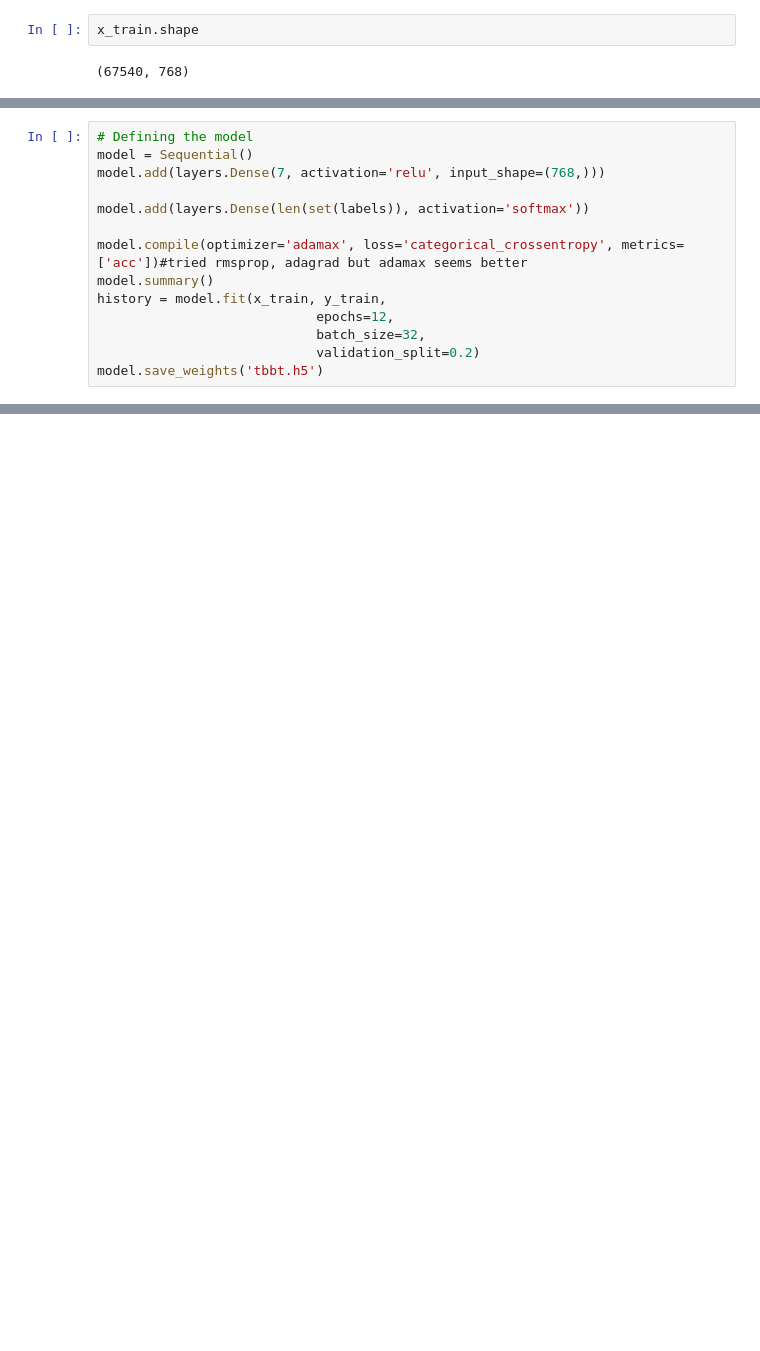
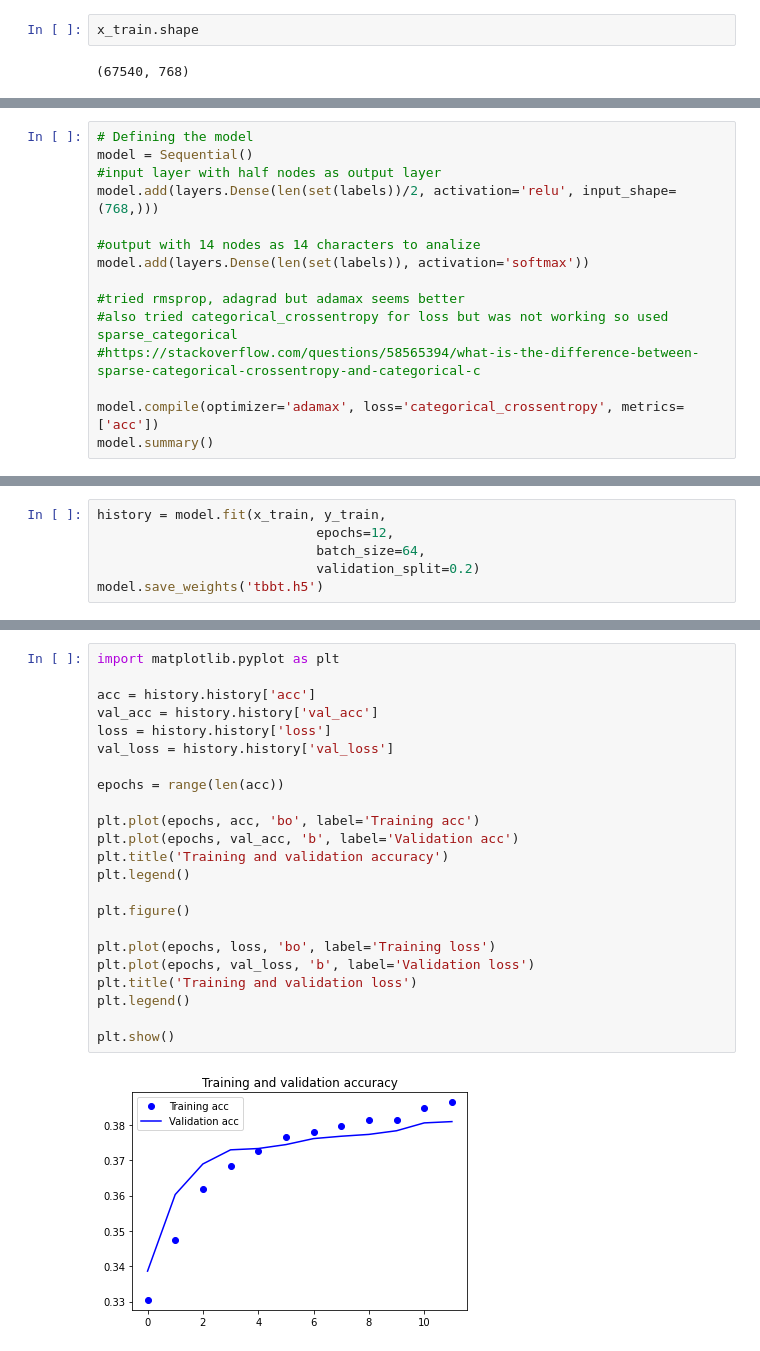
Before and after one commit to boschtrini/Deep-Learning-Final-Project, a Jupyter notebook: Project.ipynb, the cells around one changed output, grey strips where cells are left out. Cells and saved outputs as stored; diff of their text form; blank space fills up the shorter version.

```diff
--- a/Project.ipynb
+++ b/Project.ipynb
@@ -423,17 +418,18 @@ y_test = to_categorical(y_test)
 # %%
 # Defining the model
 model = Sequential()
-model.add(layers.Dense(7, activation='relu', input_shape=(768,)))
+#input layer with half nodes as output layer
+model.add(layers.Dense(len(set(labels))/2, activation='relu', input_shape=(768,)))
 
+#output with 14 nodes as 14 characters to analize
 model.add(layers.Dense(len(set(labels)), activation='softmax'))
 
-model.compile(optimizer='adamax', loss='categorical_crossentropy', metrics=['acc'])#tried rmsprop, adagrad but adamax seems better
+#tried rmsprop, adagrad but adamax seems better
+#also tried categorical_crossentropy for loss but was not working so used sparse_categorical
+#https://stackoverflow.com/questions/58565394/what-is-the-difference-between-sparse-categorical-crossentropy-and-categorical-c
+
+model.compile(optimizer='adamax', loss='categorical_crossentropy', metrics=['acc'])
 model.summary()
-history = model.fit(x_train, y_train,
-                            epochs=12,
-                            batch_size=32,
-                            validation_split=0.2)
-model.save_weights('tbbt.h5')
 # %% [output]
 Model: "sequential_1"
 _________________________________________________________________
@@ -454,0 +446,6 @@ Epoch 12/12
+# %%
+history = model.fit(x_train, y_train,
+                            epochs=12,
+                            batch_size=64,
+                            validation_split=0.2)
+model.save_weights('tbbt.h5')
@@ -454,0 +470,25 @@ Epoch 12/12
+# %%
+import matplotlib.pyplot as plt
+
+acc = history.history['acc']
+val_acc = history.history['val_acc']
+loss = history.history['loss']
+val_loss = history.history['val_loss']
+
+epochs = range(len(acc))
+
+plt.plot(epochs, acc, 'bo', label='Training acc')
+plt.plot(epochs, val_acc, 'b', label='Validation acc')
+plt.title('Training and validation accuracy')
+plt.legend()
+
+plt.figure()
+
+plt.plot(epochs, loss, 'bo', label='Training loss')
+plt.plot(epochs, val_loss, 'b', label='Validation loss')
+plt.title('Training and validation loss')
+plt.legend()
+
+plt.show()
+# %% [output]
+[figure, added]
```
Also changed, not shown: parts of 71 cells of this notebook, 1 other file.
